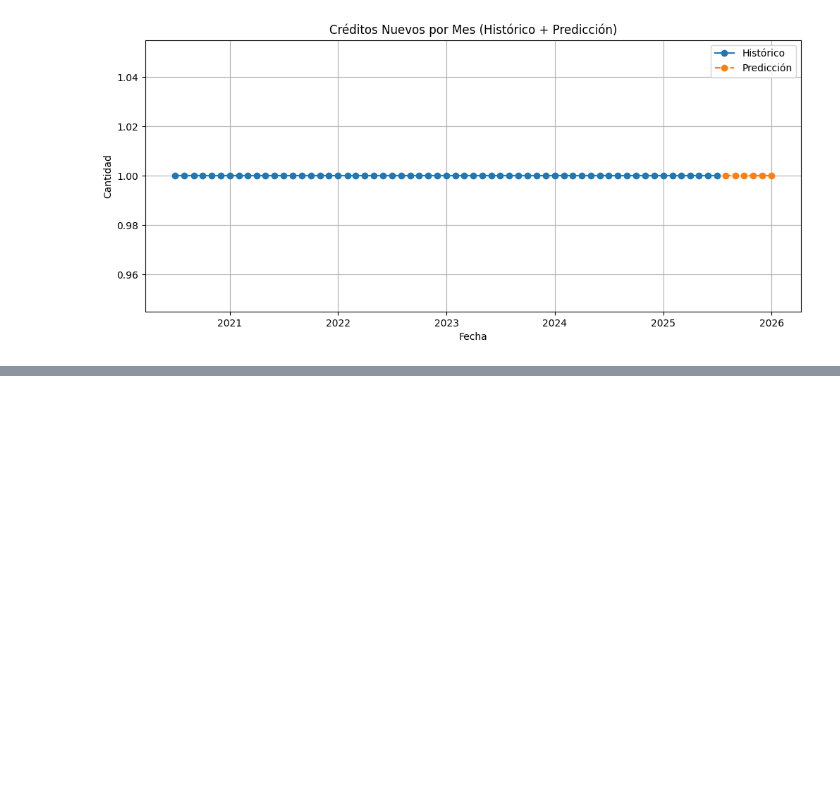
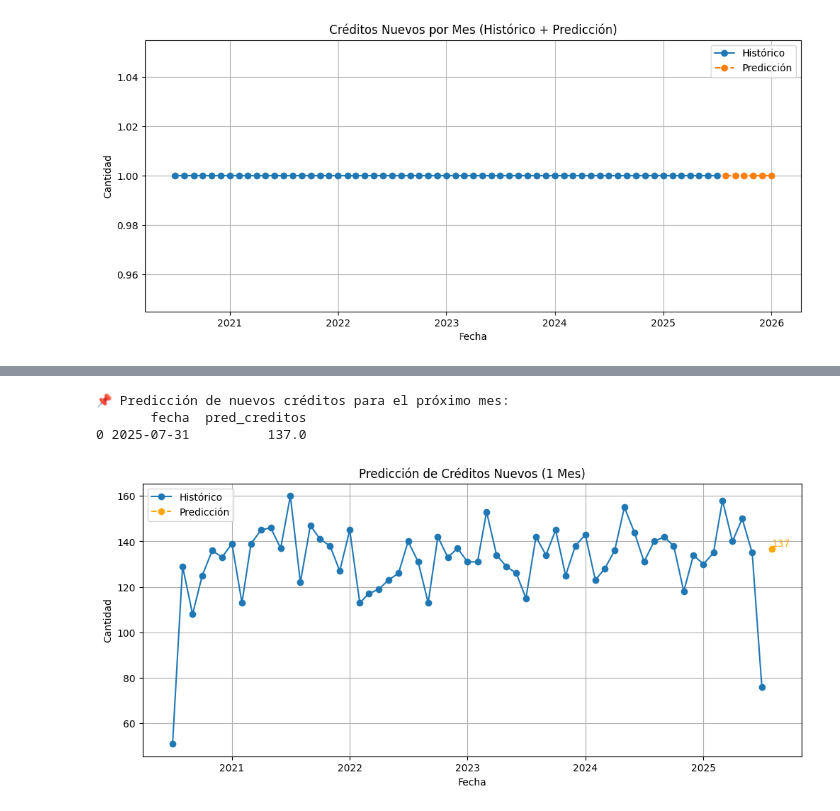
Before and after one commit to vfpomer/banco_creditos, a Jupyter notebook: notebooks/banco_6meses.ipynb, the cells around one changed output, grey strips where cells are left out. Cells and saved outputs as stored; diff of their text form; code cells hidden in the pictures; blank space fills up the shorter version.

```diff
--- a/notebooks/banco_6meses.ipynb
+++ b/notebooks/banco_6meses.ipynb
@@ -263,40 +253,53 @@ print(df_creditos.head())
 # %%
-# --- PREDICCION DE MOROSOS NUEVOS POR MES ---
-primer_credito_morosidad = creditos.sort_values('fecha_inicio').drop_duplicates('id')
-primer_credito_morosidad = primer_credito_morosidad.merge(usuarios[['id', 'es_moroso']], on='id')
+# --- PREDICCIÓN A 1 MES: NUEVOS CRÉDITOS ---
 
-morosos_por_mes = primer_credito_morosidad[primer_credito_morosidad['es_moroso'] == 1].groupby(
-    primer_credito_morosidad['fecha_inicio'].dt.to_period('M')
-).size().to_timestamp()
+# Copia temporal para no modificar el DataFrame original
+creditos_copia = creditos.copy()
+creditos_copia['fecha_inicio'] = pd.to_datetime(creditos_copia['fecha_inicio'], errors='coerce')
 
-# Visualización
-morosos_por_mes.plot(marker='o', figsize=(12, 5), title='Morosos Nuevos por Mes')
-plt.grid(True)
-plt.ylabel("Cantidad")
-plt.xlabel("Fecha")
-plt.show()
+# Agrupación mensual
+creditos_por_mes = (
+    creditos_copia
+    .groupby(creditos_copia['fecha_inicio'].dt.to_period('M'))
+    .size()
+    .to_timestamp()
+)
 
-# Predicción
-df_morosos = morosos_por_mes.reset_index()
-df_morosos.columns = ['fecha', 'morosos']
-df_morosos['mes_num'] = np.arange(len(df_morosos))
+# Preparar DataFrame para regresión
+df_creditos = creditos_por_mes.reset_index()
+df_creditos.columns = ['fecha', 'nuevos_creditos']
+df_creditos['mes_num'] = np.arange(len(df_creditos))
 
-modelo_morosos = LinearRegression()
-modelo_morosos.fit(df_morosos[['mes_num']], df_morosos['morosos'])
+# Entrenar modelo
+modelo_creditos = LinearRegression()
+modelo_creditos.fit(df_creditos[['mes_num']], df_creditos['nuevos_creditos'])
 
-futuro_morosos = pd.DataFrame({'mes_num': np.arange(len(df_morosos), len(df_morosos) + 6)})
-futuro_morosos['pred'] = modelo_morosos.predict(futuro_morosos[['mes_num']])
-futuro_morosos['fecha'] = pd.date_range(df_morosos['fecha'].max() + MonthEnd(1), periods=6, freq='M')
+# Predicción del siguiente mes
+mes_futuro = pd.DataFrame({'mes_num': [len(df_creditos)]})
+mes_futuro['pred_creditos'] = modelo_creditos.predict(mes_futuro[['mes_num']])
+mes_futuro['fecha'] = [df_creditos['fecha'].max() + MonthEnd(1)]
 
-print("\nPredicción de morosos nuevos para los próximos 6 meses:")
-print(futuro_morosos[['fecha', 'pred']].round(0))
+# Mostrar predicción
+print("\n📌 Predicción de nuevos créditos para el próximo mes:")
+print(mes_futuro[['fecha', 'pred_creditos']].round(0))
 
+# Visualización con etiqueta
 plt.figure(figsize=(12, 5))
-plt.plot(df_morosos['fecha'], df_morosos['morosos'], label='Histórico', marker='o')
-plt.plot(futuro_morosos['fecha'], futuro_morosos['pred'], label='Predicción', marker='o', linestyle='--')
-plt.title("Morosos Nuevos por Mes (Histórico + Predicción)")
+plt.plot(df_creditos['fecha'], df_creditos['nuevos_creditos'], label='Histórico', marker='o')
+plt.plot(mes_futuro['fecha'], mes_futuro['pred_creditos'], label='Predicción', marker='o', linestyle='--', color='orange')
+
+# Agregar etiqueta al punto predicho
+for x, y in zip(mes_futuro['fecha'], mes_futuro['pred_creditos']):
+    plt.text(x, y, f'{y:.0f}', ha='left', va='bottom', fontsize=10, color='orange')
+
+plt.title("Predicción de Créditos Nuevos (1 Mes)")
 plt.ylabel("Cantidad")
 plt.xlabel("Fecha")
 plt.legend()
 plt.grid(True)
 plt.show()
+# %% [output]
+📌 Predicción de nuevos créditos para el próximo mes:
+       fecha  pred_creditos
+0 2025-07-31          137.0
+[figure, added]
```
Also changed, not shown: parts of 3 cells of this notebook, 1 other file.
